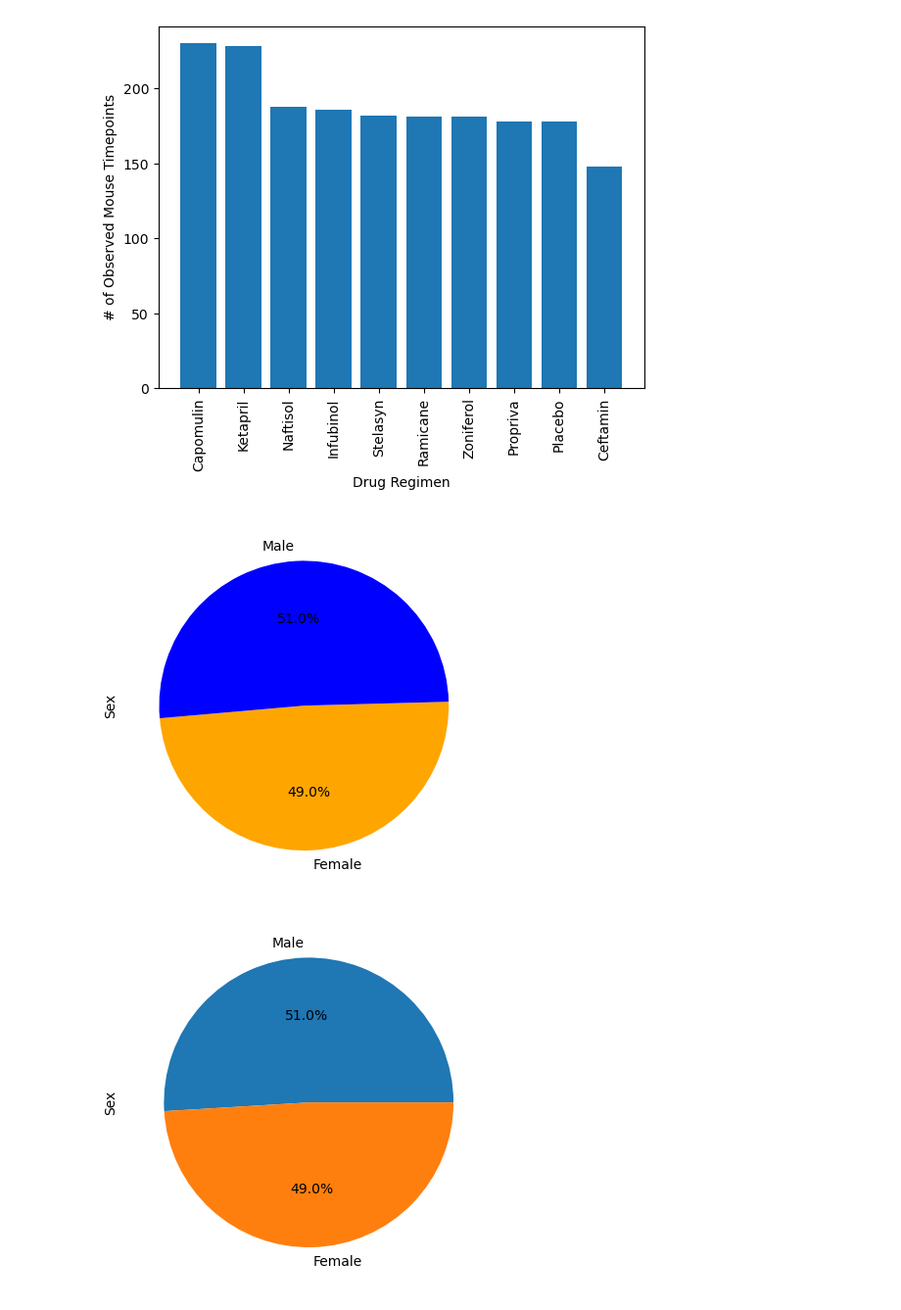
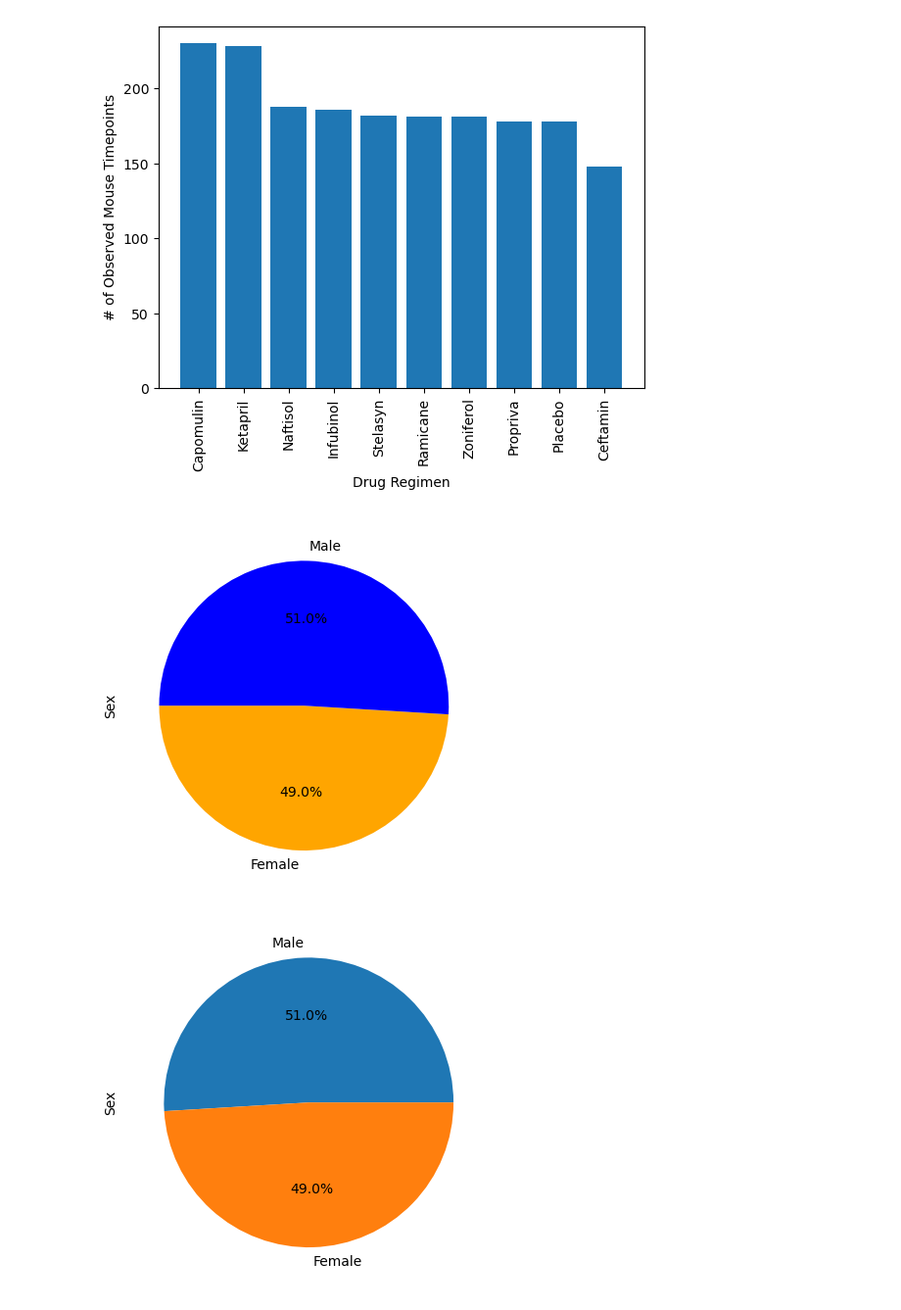
Before and after one commit to TRegan5/Matplotlib-challenge, a Jupyter notebook: Pymaceuticals/pymaceuticals.ipynb, the cells around one changed output. Shown: that part at 98% size. Cells and saved outputs as stored; diff of their text form; code cells hidden in the pictures.

Commit message:
Pausing after pie charts for class

```diff
--- a/Pymaceuticals/pymaceuticals.ipynb
+++ b/Pymaceuticals/pymaceuticals.ipynb
@@ -175,11 +174,11 @@ plt.show()
 # %%
 # Generate a pie plot showing the distribution of female versus male mice using Pandas
 gender_groups_df = clean_df.groupby("Sex")
 mouse_genders = gender_groups_df["Sex"].count()
-mouse_genders.plot.pie(autopct="%1.1f%%", colors=["orange","blue"], startangle=185)
+mouse_genders.plot.pie(autopct="%1.1f%%", colors=["orange","blue"], startangle=180)
 plt.show()
 # %% [output]
-[figure, old version]
+[figure, new version]
 # %%
 # Generate a pie plot showing the distribution of female versus male mice using pyplot
 # %% [output]
```
Also changed, not shown: parts of 2 cells of this notebook.
